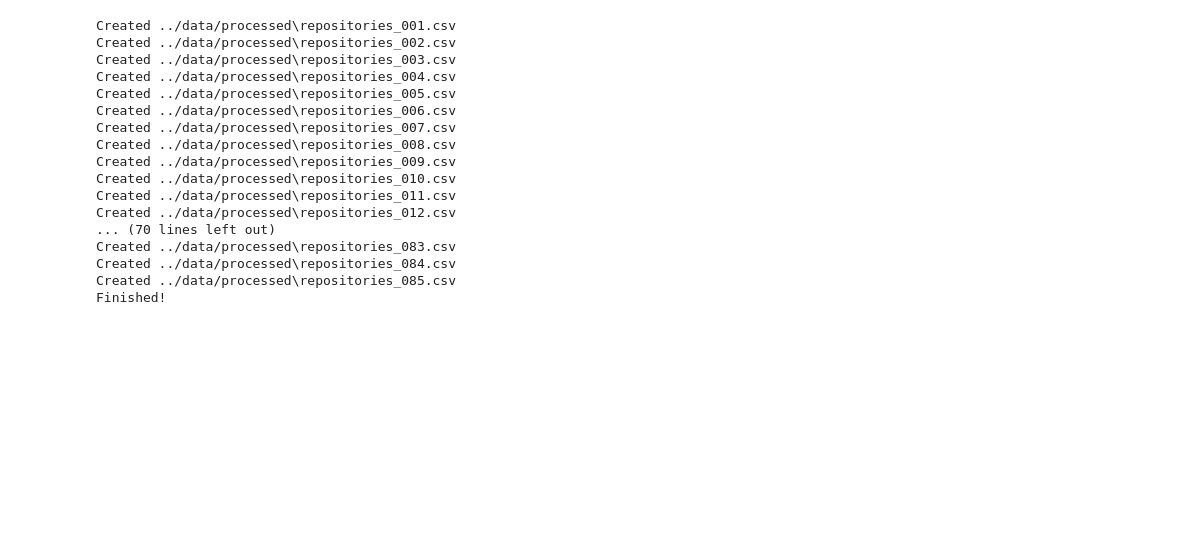
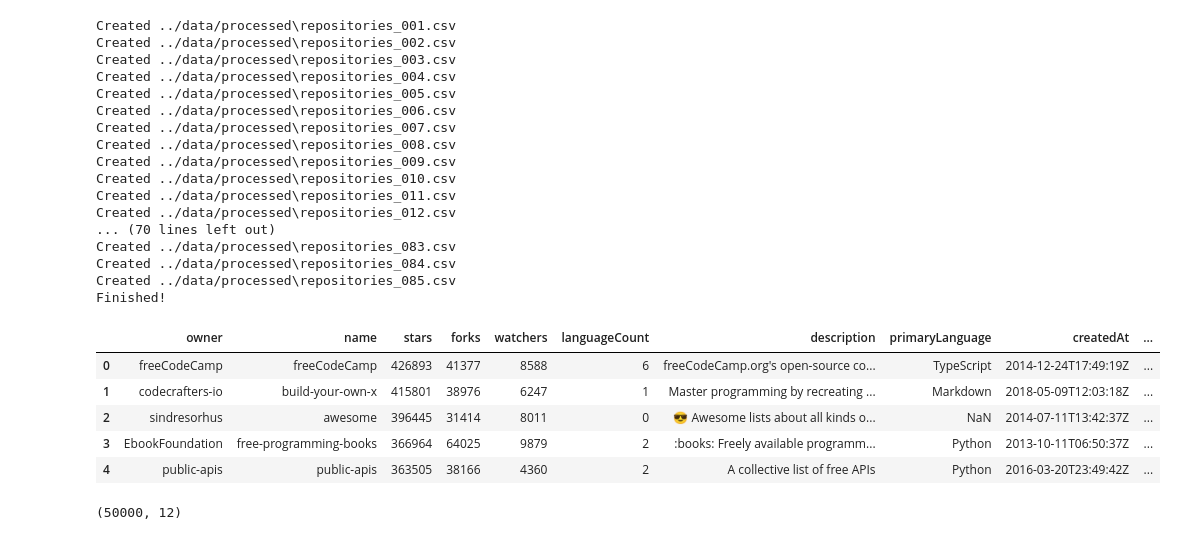
Before and after one commit to kichu3000/GitHubRepoRecommender-ML, a Jupyter notebook: notebook/github.ipynb, the cells around one changed output. Saved outputs shown, nothing was run; the diff lists cells and outputs as text; code cells hidden in the pictures; blank space fills up the shorter version.

```diff
--- a/notebook/github.ipynb
+++ b/notebook/github.ipynb
@@ -206,3 +206,19 @@ Created ../data/processed\repositories_083.csv
 Created ../data/processed\repositories_084.csv
 Created ../data/processed\repositories_085.csv
 Finished!
+# %%
+import pandas as pd
+
+df = pd.read_csv('../data/processed/repositories_001.csv')
+df.head()
+# %% [output]
+|  | owner | name | stars | forks | watchers | languageCount | description | primaryLanguage | createdAt | ... |
+| 0 | freeCodeCamp | freeCodeCamp | 426893 | 41377 | 8588 | 6 | freeCodeCamp.org's open-source co... | TypeScript | 2014-12-24T17:49:19Z | ... |
+| 1 | codecrafters-io | build-your-own-x | 415801 | 38976 | 6247 | 1 | Master programming by recreating ... | Markdown | 2018-05-09T12:03:18Z | ... |
+| 2 | sindresorhus | awesome | 396445 | 31414 | 8011 | 0 | 😎 Awesome lists about all kinds o... | NaN | 2014-07-11T13:42:37Z | ... |
+| 3 | EbookFoundation | free-programming-books | 366964 | 64025 | 9879 | 2 | :books: Freely available programm... | Python | 2013-10-11T06:50:37Z | ... |
+| 4 | public-apis | public-apis | 363505 | 38166 | 4360 | 2 | A collective list of free APIs | Python | 2016-03-20T23:49:42Z | ... |
+# %%
+df.shape
+# %% [output]
+(50000, 12)
```
Also changed, not shown: parts of 12 cells of this notebook.
